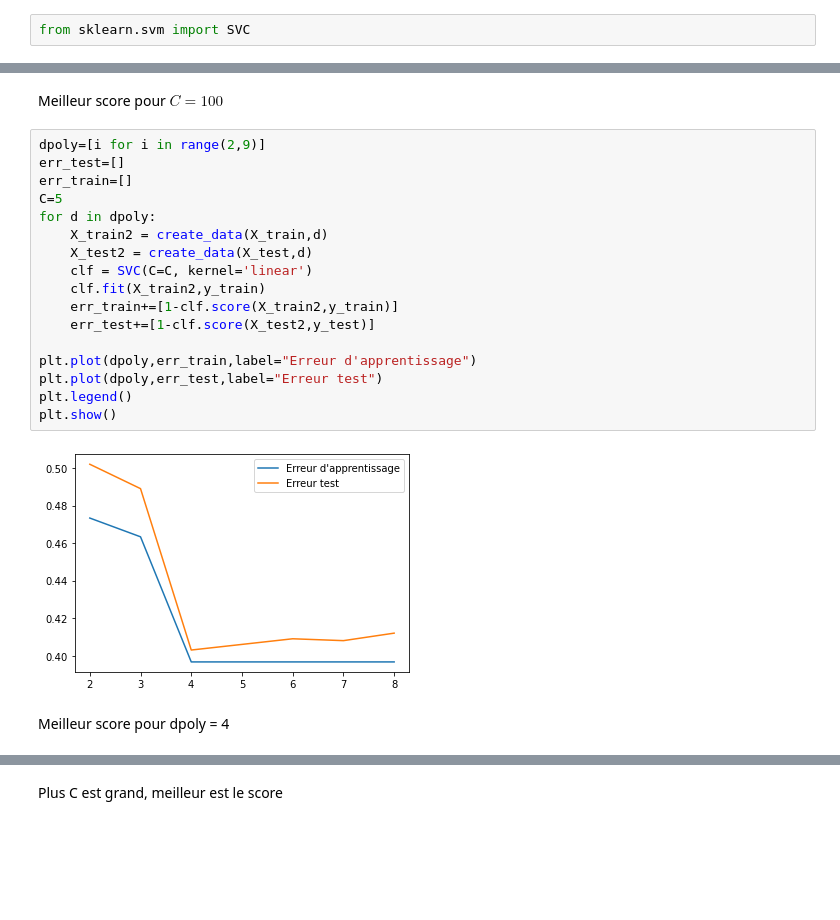
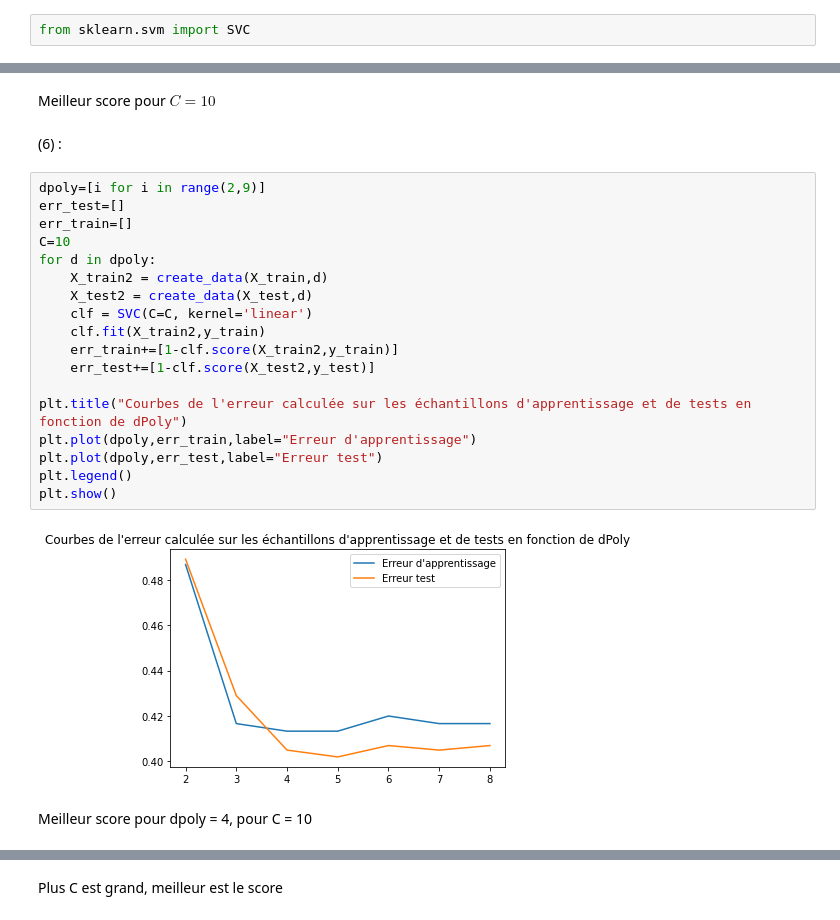
Before and after one commit to Dani-Halegua/Big_Data, a Jupyter notebook: TP3_Halegua_Champesting_Leroy.ipynb, the cells around one changed output, grey strips where cells are left out. Cells and saved outputs as stored; diff of their text form; blank space fills up the shorter version.

```diff
--- a/TP3_Halegua_Champesting_Leroy.ipynb
+++ b/TP3_Halegua_Champesting_Leroy.ipynb
@@ -181,24 +187,27 @@ err_test
 # %% [markdown]
-Meilleur score pour $C=100$
+Meilleur score pour $C=10$
+# %% [markdown]
+(6) :
 # %%
 dpoly=[i for i in range(2,9)]
 err_test=[]
 err_train=[]
-C=5
+C=10
 for d in dpoly:
     X_train2 = create_data(X_train,d)
     X_test2 = create_data(X_test,d)
     clf = SVC(C=C, kernel='linear')
     clf.fit(X_train2,y_train)
     err_train+=[1-clf.score(X_train2,y_train)]
     err_test+=[1-clf.score(X_test2,y_test)]
 
+plt.title("Courbes de l'erreur calculée sur les échantillons d'apprentissage et de tests en fonction de dPoly")
 plt.plot(dpoly,err_train,label="Erreur d'apprentissage")
 plt.plot(dpoly,err_test,label="Erreur test")
 plt.legend()
 plt.show()
 # %% [output]
-[figure, old version]
+[figure, new version]
 # %% [markdown]
-Meilleur score pour dpoly = 4
+Meilleur score pour dpoly = 4, pour C = 10
 # %%
```
Also changed, not shown: parts of 37 cells of this notebook.
